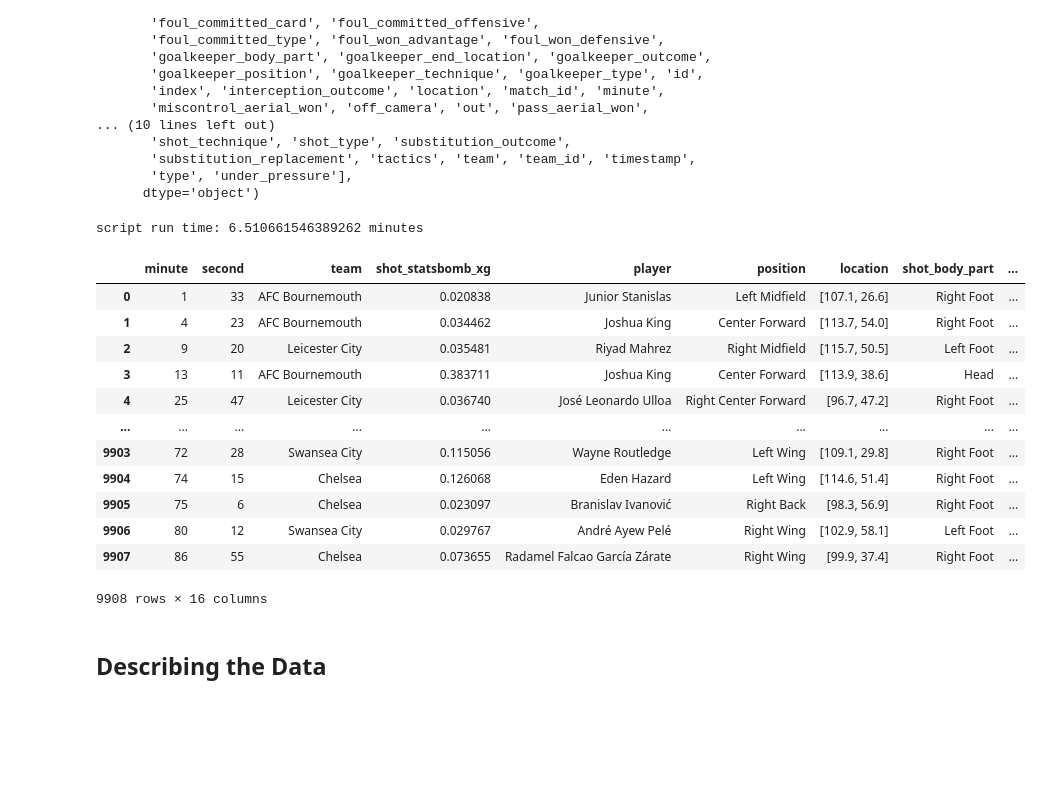
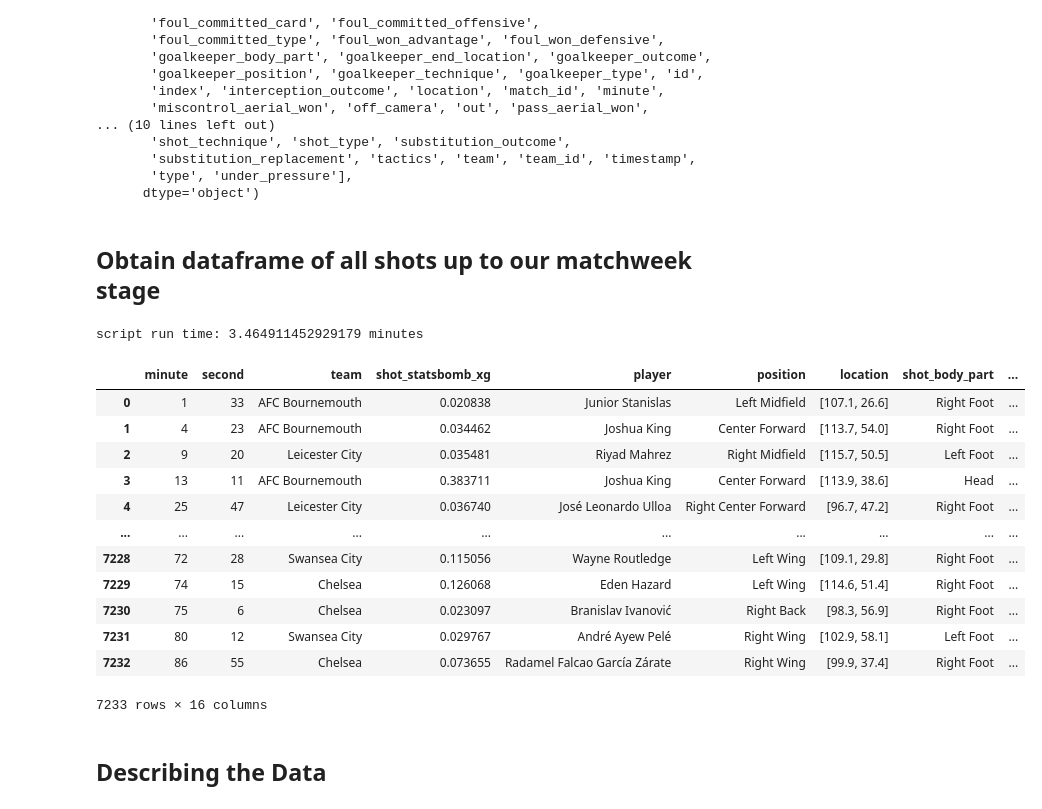
Before and after one commit to SenOhen/xg-analysis, a Jupyter notebook: xg_analysis-Premier_League.ipynb, the cells around one changed output. Saved outputs shown, nothing was run; the diff lists cells and outputs as text; code cells hidden in the pictures; blank space fills up the shorter version.

```diff
--- a/xg_analysis-Premier_League.ipynb
+++ b/xg_analysis-Premier_League.ipynb
@@ -25,0 +30,3 @@ import requests
+# %%
+match_week_stage = math.floor((3/4)*38)
+print(match_week_stage)
@@ -161,38 +113,40 @@ relevant_attributes = ['minute', 'second', 'team', 'shot_statsbomb_xg',
+# %% [markdown]
+## Obtain dataframe of all shots up to our matchweek stage
 # %%
 Premier_League_shots_df = pd.DataFrame(columns=relevant_attributes)
 # %%
 start = time.time()
-for match in PremierLeague['match_id']:#[:10]:
+for match in PremierLeague[PremierLeague['match_week']<=match_week_stage]['match_id']:
     match_df = sb.events(match_id=match)
     relevant_match_df = match_df[relevant_attributes][match_df['type']=='Shot']
     Premier_League_shots_df = pd.concat([Premier_League_shots_df, relevant_match_df], ignore_index=True)
 
 Premier_League_shots_df['shot_outcome'] = Premier_League_shots_df['shot_outcome'].replace(
     to_replace={'Off T': 0, 'Blocked': 0, 'Saved': 0, 'Goal': 1, 'Wayward': 0, 'Post': 0,
                'Saved to Post': 0, 'Saved Off Target': 0})
 
 Premier_League_shots_df['distance'] = Premier_League_shots_df.apply(lambda row: np.sqrt(np.abs(
     row.location[0]-120)**2 + np.abs(row.location[1]-40)**2), axis=1)
 Premier_League_shots_df['shot_angle'] = Premier_League_shots_df.apply(
     lambda row: np.arctan2(np.abs(40-row.location[1]), np.abs(120-row.location[0])), axis=1)
 end = time.time()
 print(f'script run time: {(end - start)/60} minutes')
 Premier_League_shots_df
 # %% [output]
-script run time: 6.510661546389262 minutes
+script run time: 3.464911452929179 minutes
 |  | minute | second | team | shot_statsbomb_xg | player | position | location | shot_body_part | ... |
 | 0 | 1 | 33 | AFC Bournemouth | 0.020838 | Junior Stanislas | Left Midfield | [107.1, 26.6] | Right Foot | ... |
 | 1 | 4 | 23 | AFC Bournemouth | 0.034462 | Joshua King | Center Forward | [113.7, 54.0] | Right Foot | ... |
 | 2 | 9 | 20 | Leicester City | 0.035481 | Riyad Mahrez | Right Midfield | [115.7, 50.5] | Left Foot | ... |
 | 3 | 13 | 11 | AFC Bournemouth | 0.383711 | Joshua King | Center Forward | [113.9, 38.6] | Head | ... |
 | 4 | 25 | 47 | Leicester City | 0.036740 | José Leonardo Ulloa | Right Center Forward | [96.7, 47.2] | Right Foot | ... |
 | ... | ... | ... | ... | ... | ... | ... | ... | ... | ... |
-| 9903 | 72 | 28 | Swansea City | 0.115056 | Wayne Routledge | Left Wing | [109.1, 29.8] | Right Foot | ... |
-| 9904 | 74 | 15 | Chelsea | 0.126068 | Eden Hazard | Left Wing | [114.6, 51.4] | Right Foot | ... |
-| 9905 | 75 | 6 | Chelsea | 0.023097 | Branislav Ivanović | Right Back | [98.3, 56.9] | Right Foot | ... |
-| 9906 | 80 | 12 | Swansea City | 0.029767 | André Ayew Pelé | Right Wing | [102.9, 58.1] | Left Foot | ... |
-| 9907 | 86 | 55 | Chelsea | 0.073655 | Radamel Falcao García Zárate | Right Wing | [99.9, 37.4] | Right Foot | ... |
+| 7228 | 72 | 28 | Swansea City | 0.115056 | Wayne Routledge | Left Wing | [109.1, 29.8] | Right Foot | ... |
+| 7229 | 74 | 15 | Chelsea | 0.126068 | Eden Hazard | Left Wing | [114.6, 51.4] | Right Foot | ... |
+| 7230 | 75 | 6 | Chelsea | 0.023097 | Branislav Ivanović | Right Back | [98.3, 56.9] | Right Foot | ... |
+| 7231 | 80 | 12 | Swansea City | 0.029767 | André Ayew Pelé | Right Wing | [102.9, 58.1] | Left Foot | ... |
+| 7232 | 86 | 55 | Chelsea | 0.073655 | Radamel Falcao García Zárate | Right Wing | [99.9, 37.4] | Right Foot | ... |
-9908 rows × 16 columns
+7233 rows × 16 columns
 # %% [markdown]
 ## Describing the Data
 # %%
```
Also changed, not shown: parts of 88 cells of this notebook, 5 other files.
